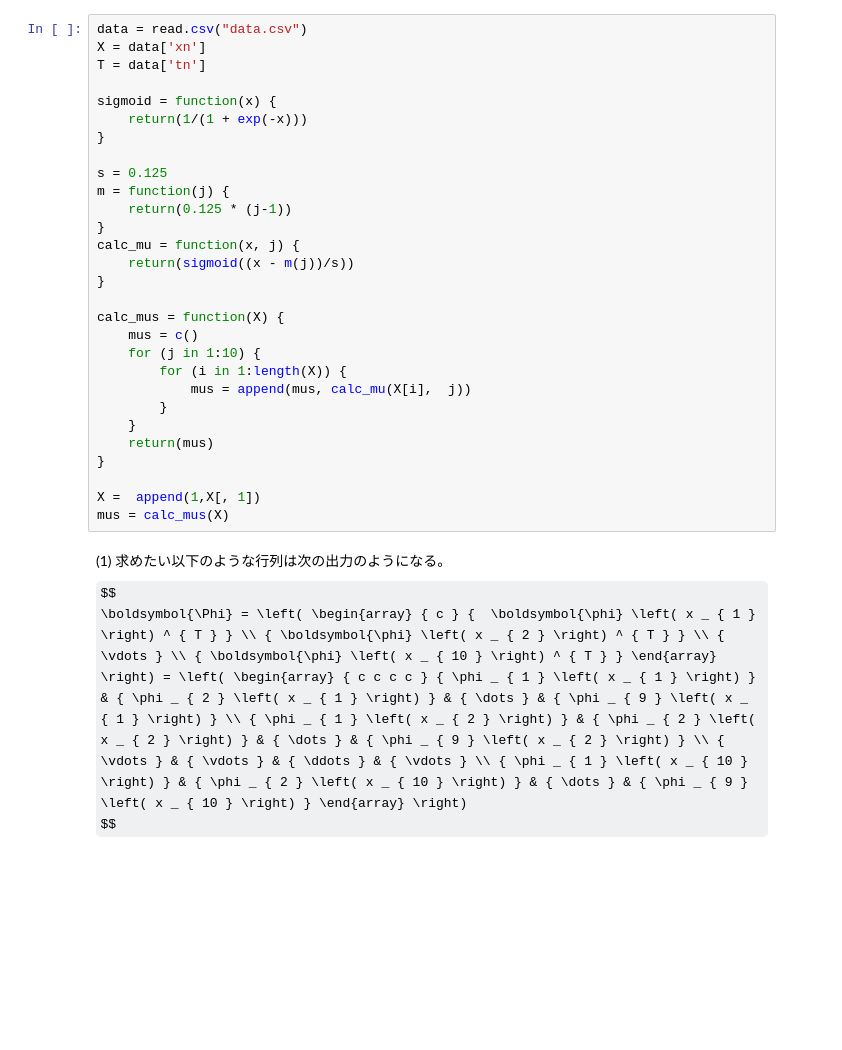
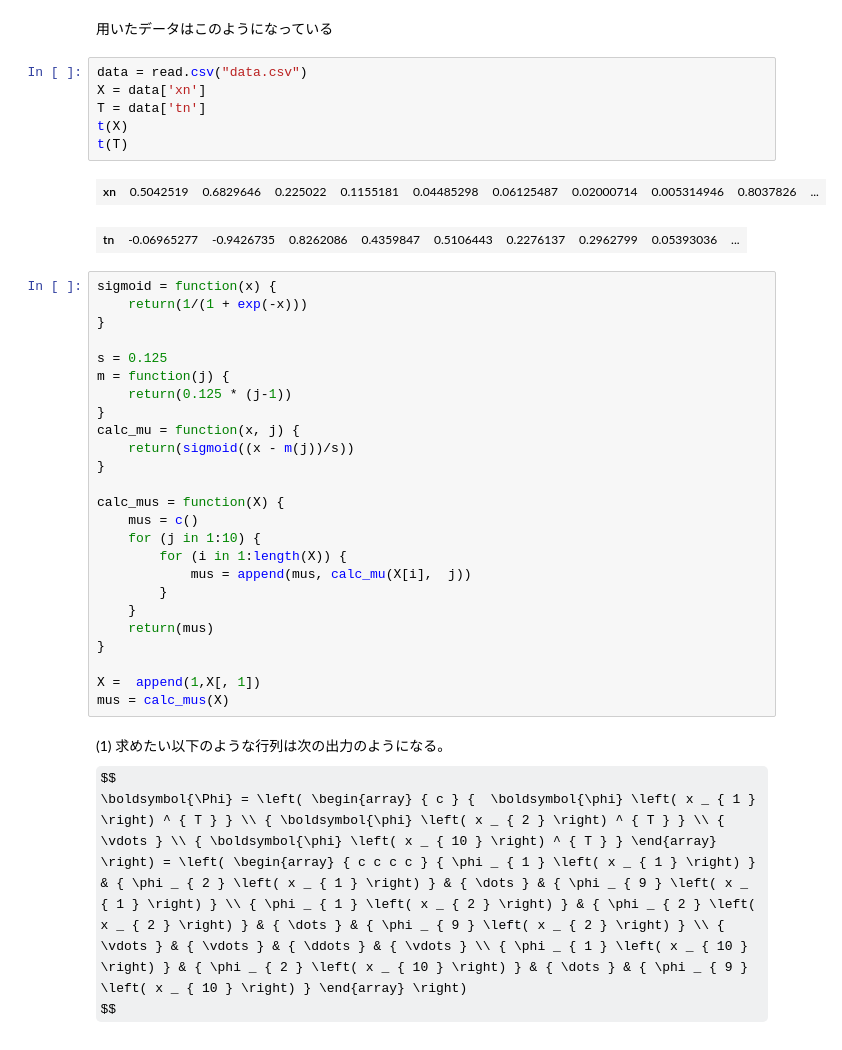
Before and after one commit to hiramekun/SML, a Jupyter notebook: regression/linear_regression.ipynb, the cells around one changed output. Drawn from its saved outputs; the diff is of its cells as text; some formulas as TeX source; blank space fills up the shorter version.

Commit message:
Show row data

```diff
--- a/regression/linear_regression.ipynb
+++ b/regression/linear_regression.ipynb
@@ -1,8 +1,15 @@
+# %% [markdown]
+用いたデータはこのようになっている
+# %%
+data = read.csv("data.csv")
+X = data['xn']
+T = data['tn']
+t(X)
+t(T)
+# %% [output]
+| xn | 0.5042519 | 0.6829646 | 0.225022 | 0.1155181 | 0.04485298 | 0.06125487 | 0.02000714 | 0.005314946 | 0.8037826 | ... |
+| tn | -0.06965277 | -0.9426735 | 0.8262086 | 0.4359847 | 0.5106443 | 0.2276137 | 0.2962799 | 0.05393036 | ... |
 # %%
-data = read.csv("data.csv")
-X = data['xn']
-T = data['tn']
-
 sigmoid = function(x) {
     return(1/(1 + exp(-x)))
 }
```
